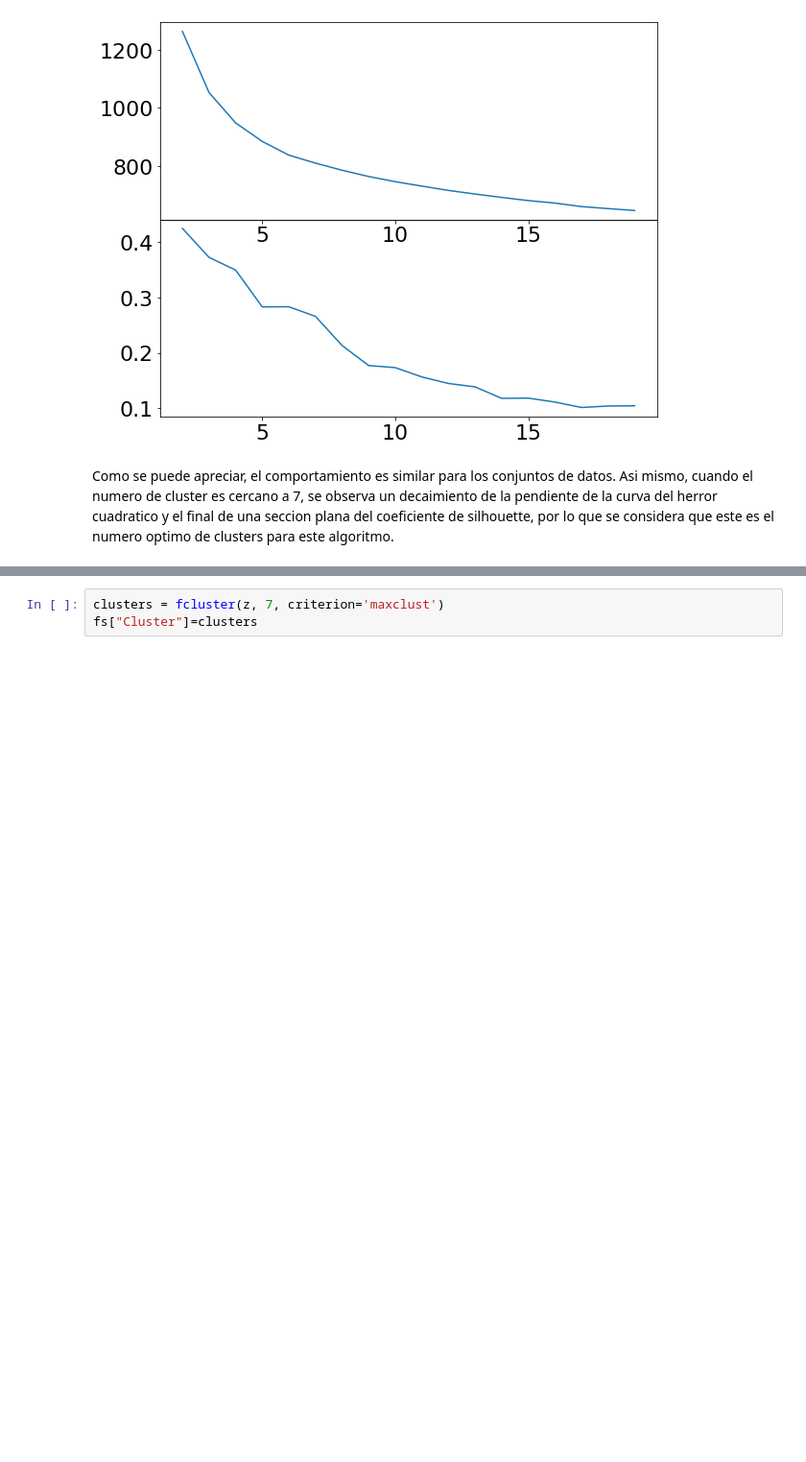
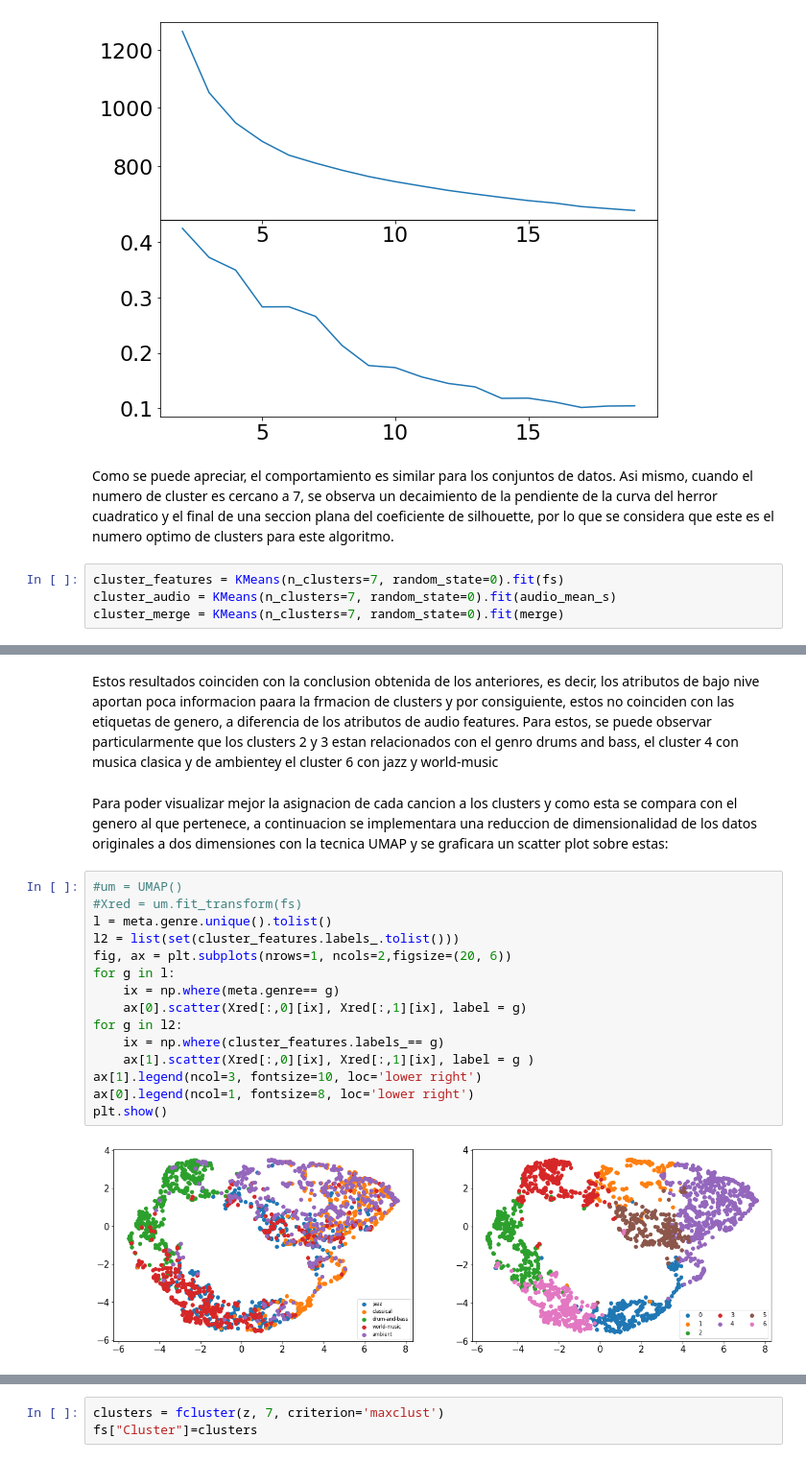
Before and after one commit to jjiguaran/Cluster-de-audio, a Jupyter notebook: TP1_CYT.ipynb, the cells around one changed output, grey strips where cells are left out. Shown at 96% size. Cells and saved outputs as stored; diff of their text form; blank space fills up the shorter version.

```diff
--- a/TP1_CYT.ipynb
+++ b/TP1_CYT.ipynb
@@ -200,3 +214,7 @@ plt.plot(x,sse)
 [figure]
 # %% [markdown]
 Como se puede apreciar, el comportamiento es similar para los conjuntos de datos. Asi mismo, cuando el numero de cluster es cercano a 7, se observa un decaimiento de la pendiente de la curva del herror cuadratico y el final de una seccion plana del coeficiente de silhouette, por lo que se considera que este es el numero optimo de clusters para este algoritmo.
+# %%
+cluster_features = KMeans(n_clusters=7, random_state=0).fit(fs)
+cluster_audio = KMeans(n_clusters=7, random_state=0).fit(audio_mean_s)
+cluster_merge = KMeans(n_clusters=7, random_state=0).fit(merge)
@@ -202,0 +329,21 @@ Como se puede apreciar, el comportamiento es similar para los conjuntos de datos
+# %% [markdown]
+Estos resultados coinciden con la conclusion obtenida de los anteriores, es decir, los atributos de bajo nive aportan poca informacion paara la frmacion de clusters y por consiguiente, estos no coinciden con las etiquetas de genero, a diferencia de los atributos de audio features. Para estos, se puede observar particularmente que los clusters 2 y 3 estan relacionados con el genro drums and bass, el cluster 4 con musica clasica y de ambientey el cluster 6 con jazz y world-music
+# %% [markdown]
+Para poder visualizar mejor la asignacion de cada cancion a los clusters y como esta se compara con el genero al que pertenece, a continuacion se implementara una reduccion de dimensionalidad de los datos originales a dos dimensiones con la tecnica UMAP y se graficara un scatter plot sobre estas:
+# %%
+#um = UMAP()
+#Xred = um.fit_transform(fs)
+l = meta.genre.unique().tolist()
+l2 = list(set(cluster_features.labels_.tolist()))
+fig, ax = plt.subplots(nrows=1, ncols=2,figsize=(20, 6))
+for g in l:
+    ix = np.where(meta.genre== g)
+    ax[0].scatter(Xred[:,0][ix], Xred[:,1][ix], label = g)
+for g in l2:
+    ix = np.where(cluster_features.labels_== g)
+    ax[1].scatter(Xred[:,0][ix], Xred[:,1][ix], label = g )
+ax[1].legend(ncol=3, fontsize=10, loc='lower right')
+ax[0].legend(ncol=1, fontsize=8, loc='lower right')
+plt.show()
+# %% [output]
+[figure, added]
```
Also changed, not shown: parts of 16 cells of this notebook.
